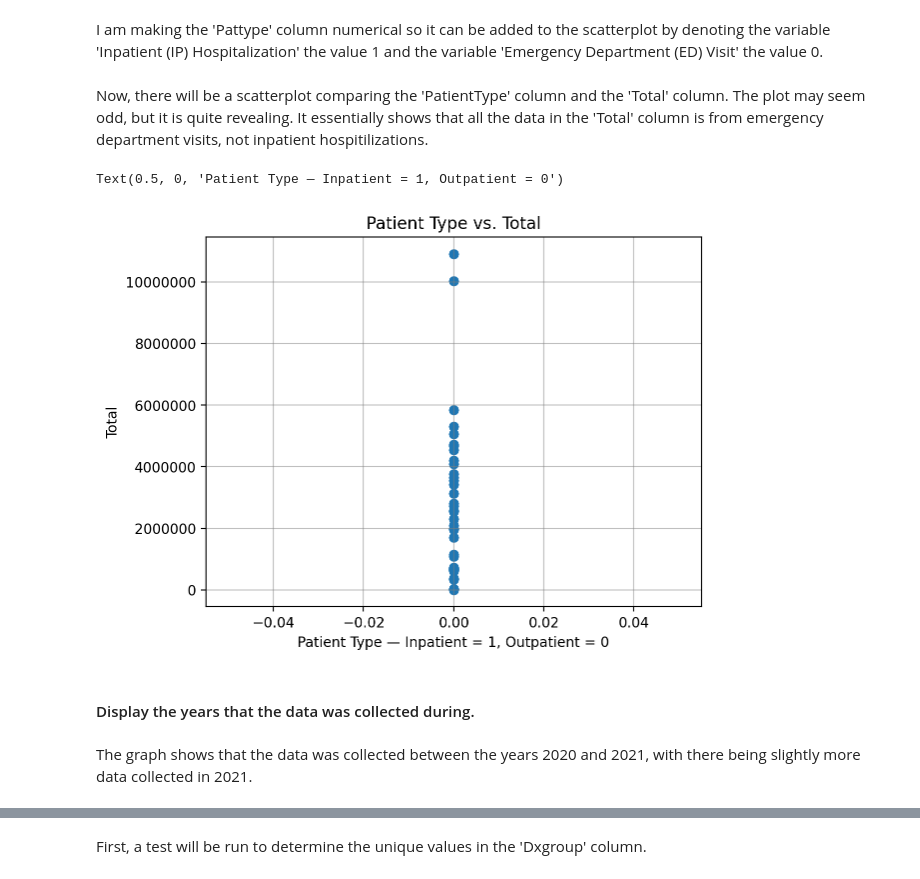
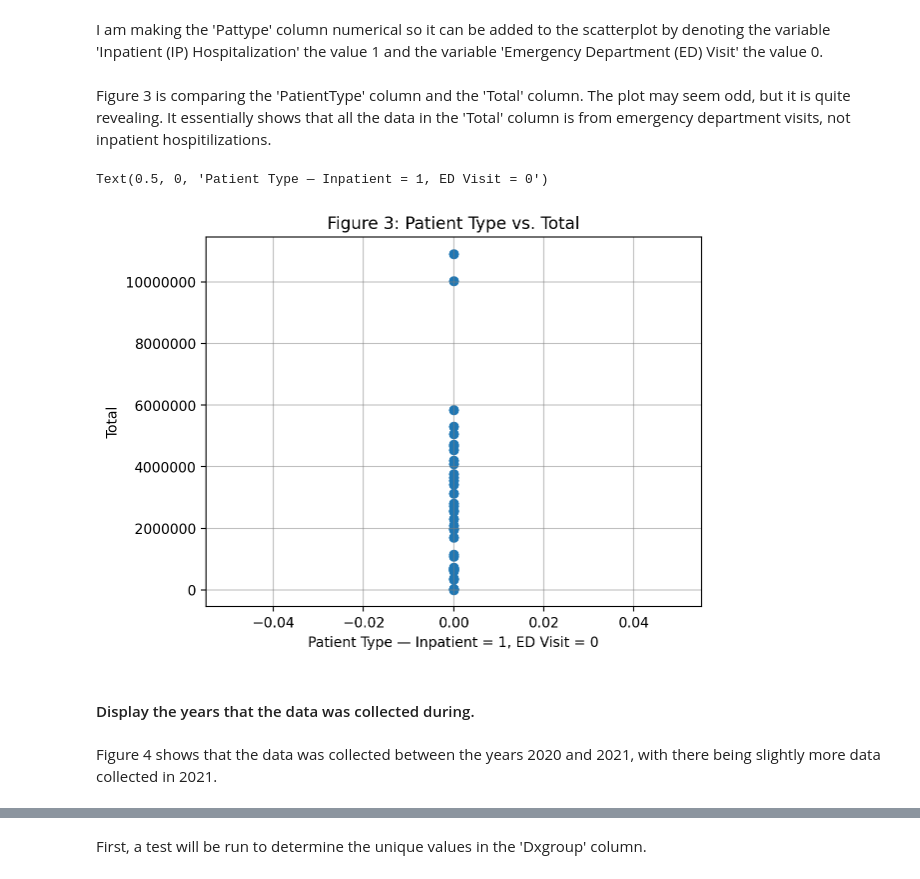
Before and after one commit to abbyzurasky/PUBH1142, a Jupyter notebook: MentalHealthDataAnalysis.ipynb, the cells around one changed output, grey strips where cells are left out. Drawn from its saved outputs; the diff is of its cells as text; code cells hidden in the pictures.

```diff
--- a/MentalHealthDataAnalysis.ipynb
+++ b/MentalHealthDataAnalysis.ipynb
@@ -171,27 +206,27 @@ I am making the 'Pattype' column numerical so it can be added to the scatterplot
 # Where Inpatient (IP) Hospitilization = 1 and Emergency Department (ED) Visit = 0
 df['PatientType'] = df['Pattype'].map({'IP Hospitalization': 1, 'ED Visit': 0})
 # %% [markdown]
-Now, there will be a scatterplot comparing the 'PatientType' column and the 'Total' column. The plot may seem odd, but it is quite revealing. It essentially shows that all the data in the 'Total' column is from emergency department visits, not inpatient hospitilizations.
+Figure 3 is comparing the 'PatientType' column and the 'Total' column. The plot may seem odd, but it is quite revealing. It essentially shows that all the data in the 'Total' column is from emergency department visits, not inpatient hospitilizations.
 # %%
 # Make a scatter plot comparing the PatientType and Total columns
 plt.scatter(df['PatientType'], df['Total'])
 # Make it not scientific notation
 plt.ticklabel_format(style='plain')
 # Add light grey gridlines
 plt.grid(color='grey', alpha=0.5)
 # Add a title to the plot
-plt.title('Patient Type vs. Total')
+plt.title('Figure 3: Patient Type vs. Total')
 # Add a y-axis label
 plt.ylabel('Total')
 # Add an x-axis label
-plt.xlabel('Patient Type — Inpatient = 1, Outpatient = 0')
+plt.xlabel('Patient Type — Inpatient = 1, ED Visit = 0')
 # %% [output]
-Text(0.5, 0, 'Patient Type — Inpatient = 1, Outpatient = 0')
+Text(0.5, 0, 'Patient Type — Inpatient = 1, ED Visit = 0')
-[figure, old version]
+[figure, new version]
 # %% [markdown]
 #### Display the years that the data was collected during.
 # %% [markdown]
-The graph shows that the data was collected between the years 2020 and 2021, with there being slightly more data collected in 2021.
+Figure 4 shows that the data was collected between the years 2020 and 2021, with there being slightly more data collected in 2021.
 # %%
 # Create a bar plot of the Year column
 df['Year'].value_counts().sort_index().plot(kind='bar')
```
Also changed, not shown: parts of 12 cells of this notebook.
